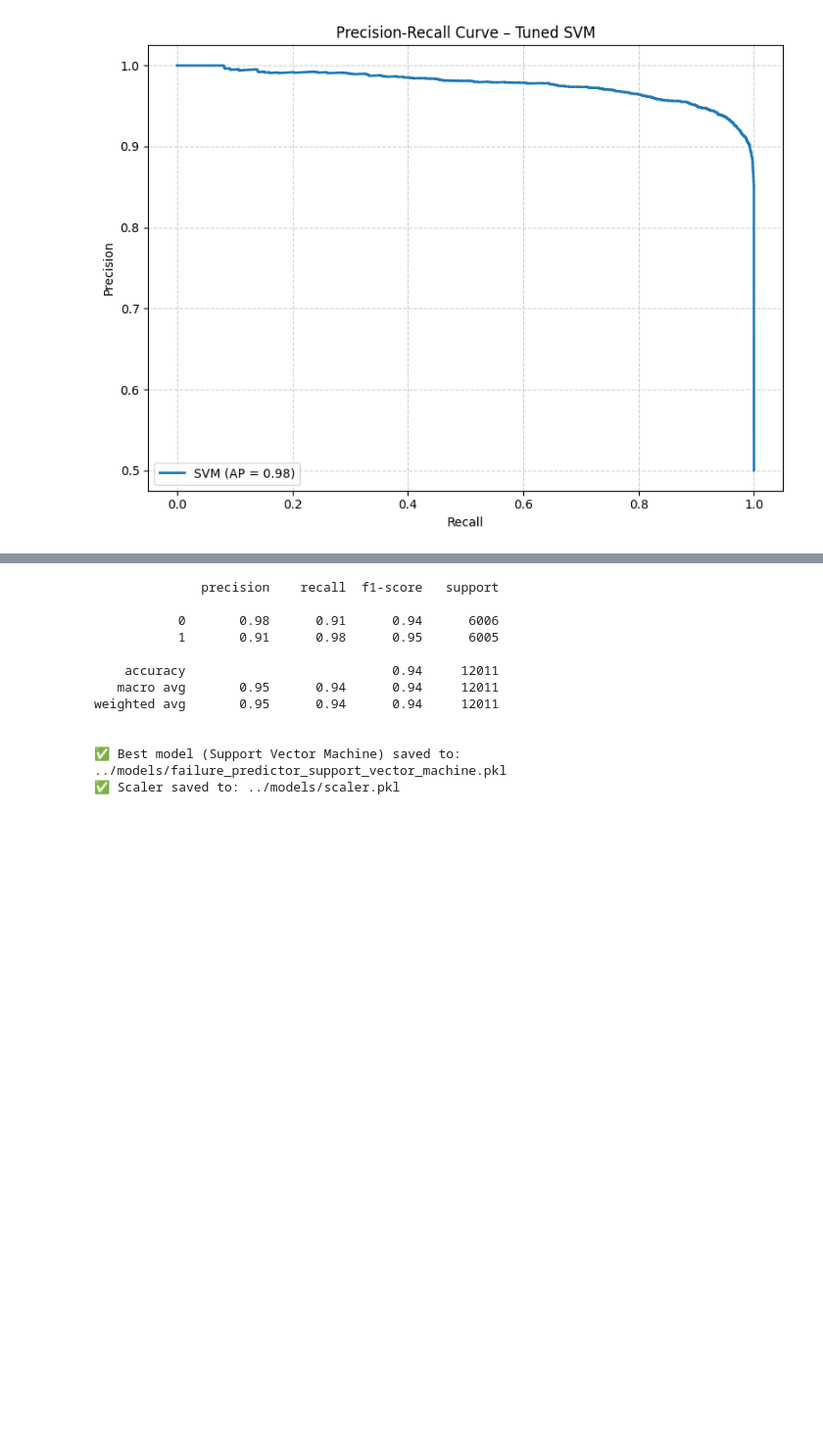
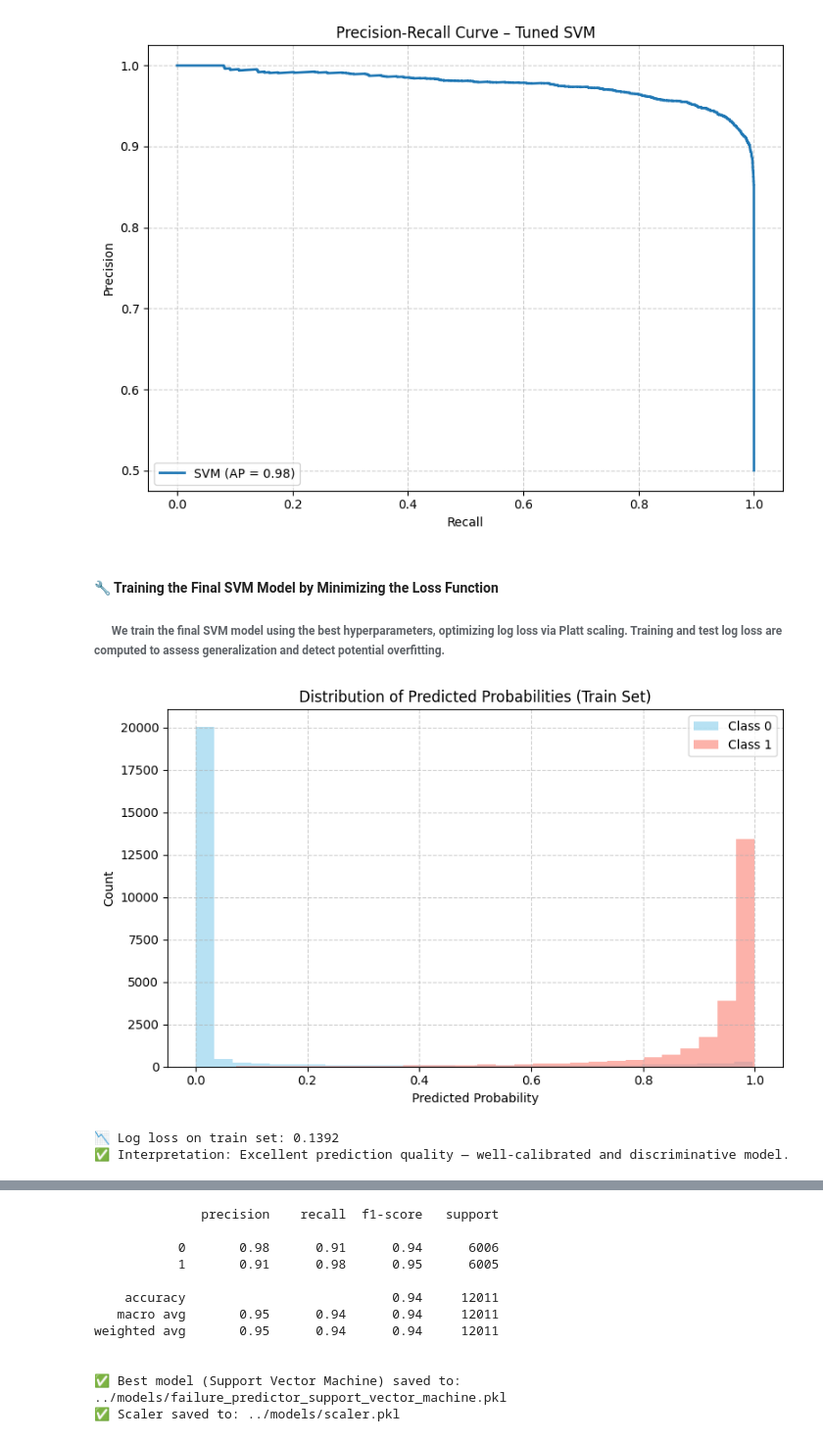
Before and after one commit to Anto-dev360/SensorGuard, a Jupyter notebook: notebooks/modeling_failure_prediction.ipynb, the cells around one changed output, grey strips where cells are left out. Shown: that part at 98% size. Saved outputs shown, nothing was run; the diff lists cells and outputs as text; code cells hidden in the pictures; blank space fills up the shorter version.

```diff
--- a/notebooks/modeling_failure_prediction.ipynb
+++ b/notebooks/modeling_failure_prediction.ipynb
@@ -618,4 +621,53 @@ plt.show()
 📊 The Precision-Recall curve shows the trade-off between catching failures (recall) and limiting false alarms (precision).
 ✅ Useful in imbalanced classification problems like failure prediction.
 [figure]
+# %% [markdown]
+#### 🔧 Training the Final SVM Model by Minimizing the Loss Function
+
+###### &nbsp;&nbsp;&nbsp;&nbsp;&nbsp;&nbsp;We train the final SVM model using the best hyperparameters, optimizing log loss via Platt scaling. Training and test log loss are computed to assess generalization and detect potential overfitting.
+# %%
+# Final SVM model (based on selected best params)
+final_model = SVC(
+    C=best_model.C,
+    kernel=best_model.kernel,
+    probability=True,
+    class_weight="balanced",
+    random_state=42
+)
+
+# Train the final model on full training data
+final_model.fit(X_train_scaled, y_train)
+
+# Evaluate log loss on training set
+y_train_prob = final_model.predict_proba(X_train_scaled)
+train_log_loss = log_loss(y_train, y_train_prob)
+
+# Display histogram of Predicted Probabilities for Class 1
+plt.figure(figsize=(8, 5))
+plt.hist(y_train_prob[y_train == 0][:, 1], bins=30, alpha=0.6, label="Class 0", color="skyblue")
+plt.hist(y_train_prob[y_train == 1][:, 1], bins=30, alpha=0.6, label="Class 1", color="salmon")
+plt.xlabel("Predicted Probability")
+plt.ylabel("Count")
+plt.title("Distribution of Predicted Probabilities (Train Set)")
+plt.legend()
+plt.grid(True, linestyle="--", alpha=0.6)
+plt.tight_layout()
+plt.show()
+
+# log loss Interprétation
+print(f"📉 Log loss on train set: {train_log_loss:.4f}")
+if train_log_loss < 0.05:
+    print("💡 Interpretation: Near perfect prediction — very high confidence and accuracy.")
+elif train_log_loss < 0.2:
+    print("✅ Interpretation: Excellent prediction quality — well-calibrated and discriminative model.")
+elif train_log_loss < 0.5:
+    print("⚠️ Interpretation: Moderate performance — model might be underconfident or struggling with noisy data.")
+elif train_log_loss < 1.0:
+    print("❌ Interpretation: Poor predictive quality — consider tuning or improving the features.")
+else:
+    print("🚨 Interpretation: Very high loss — model outputs unreliable probabilities.")
+# %% [output]
+[figure, added]
+📉 Log loss on train set: 0.1392
+✅ Interpretation: Excellent prediction quality — well-calibrated and discriminative model.
 # %% [markdown]
```
Also changed, not shown: parts of 4 cells of this notebook, 7 other files.
